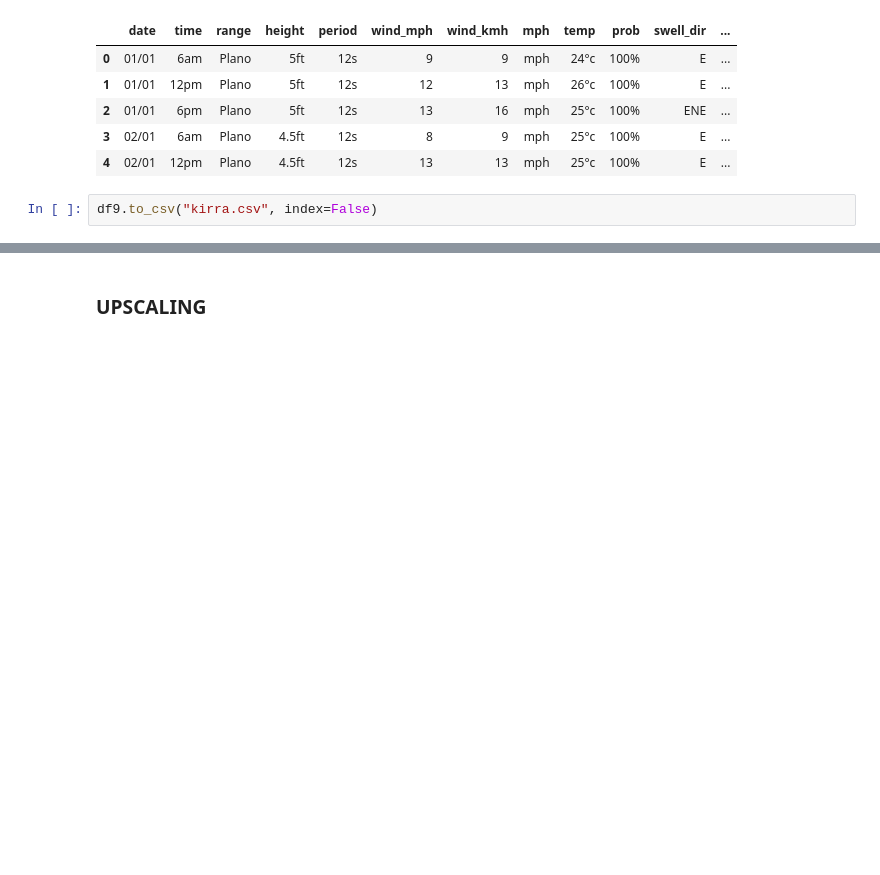
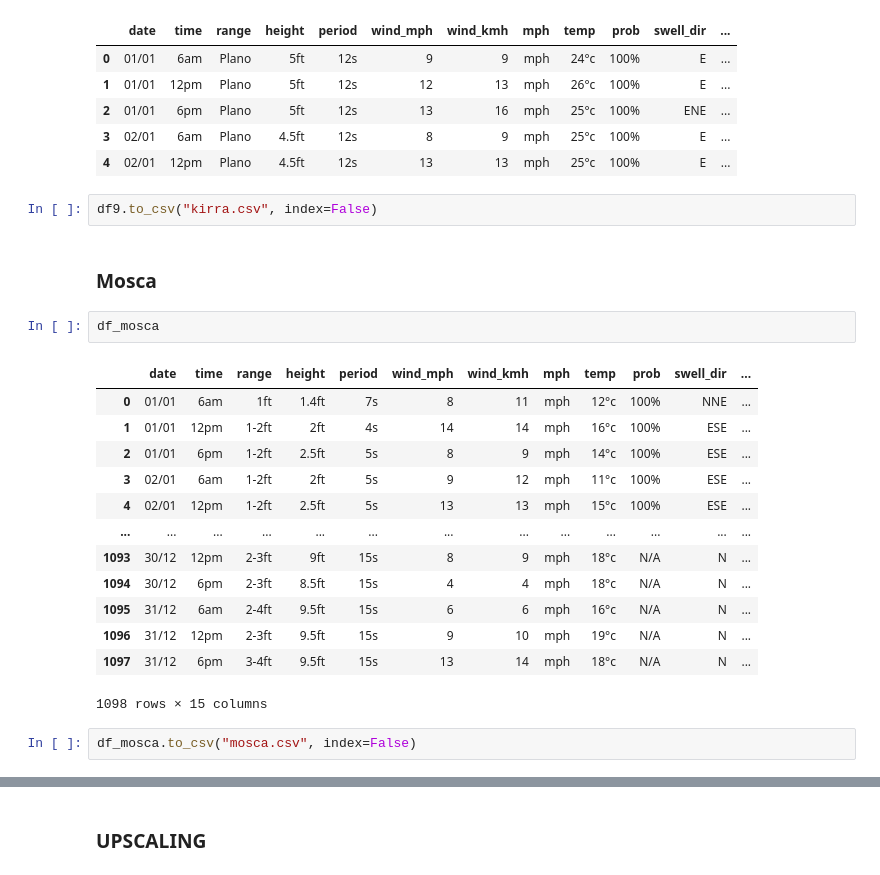
Before and after one commit to lukesmith194/SurfScanner, a Jupyter notebook: Data_extraction.ipynb, the cells around one changed output, grey strips where cells are left out. Drawn from its saved outputs; the diff is of its cells as text; blank space fills up the shorter version.

```diff
--- a/Data_extraction.ipynb
+++ b/Data_extraction.ipynb
@@ -256,3 +271,23 @@ df9.head()
 | 4 | 02/01 | 12pm | Plano | 4.5ft | 12s | 13 | 13 | mph | 25°c | 100% | E | ... |
 # %%
 df9.to_csv("kirra.csv", index=False)
+# %% [markdown]
+### Mosca
+# %%
+df_mosca
+# %% [output]
+|  | date | time | range | height | period | wind_mph | wind_kmh | mph | temp | prob | swell_dir | ... |
+| 0 | 01/01 | 6am | 1ft | 1.4ft | 7s | 8 | 11 | mph | 12°c | 100% | NNE | ... |
+| 1 | 01/01 | 12pm | 1-2ft | 2ft | 4s | 14 | 14 | mph | 16°c | 100% | ESE | ... |
+| 2 | 01/01 | 6pm | 1-2ft | 2.5ft | 5s | 8 | 9 | mph | 14°c | 100% | ESE | ... |
+| 3 | 02/01 | 6am | 1-2ft | 2ft | 5s | 9 | 12 | mph | 11°c | 100% | ESE | ... |
+| 4 | 02/01 | 12pm | 1-2ft | 2.5ft | 5s | 13 | 13 | mph | 15°c | 100% | ESE | ... |
+| ... | ... | ... | ... | ... | ... | ... | ... | ... | ... | ... | ... | ... |
+| 1093 | 30/12 | 12pm | 2-3ft | 9ft | 15s | 8 | 9 | mph | 18°c | N/A | N | ... |
+| 1094 | 30/12 | 6pm | 2-3ft | 8.5ft | 15s | 4 | 4 | mph | 18°c | N/A | N | ... |
+| 1095 | 31/12 | 6am | 2-4ft | 9.5ft | 15s | 6 | 6 | mph | 16°c | N/A | N | ... |
+| 1096 | 31/12 | 12pm | 2-3ft | 9.5ft | 15s | 9 | 10 | mph | 19°c | N/A | N | ... |
+| 1097 | 31/12 | 6pm | 3-4ft | 9.5ft | 15s | 13 | 14 | mph | 18°c | N/A | N | ... |
+1098 rows × 15 columns
+# %%
+df_mosca.to_csv("mosca.csv", index=False)
```
Also changed, not shown: parts of 9 cells of this notebook, 5 other files.
